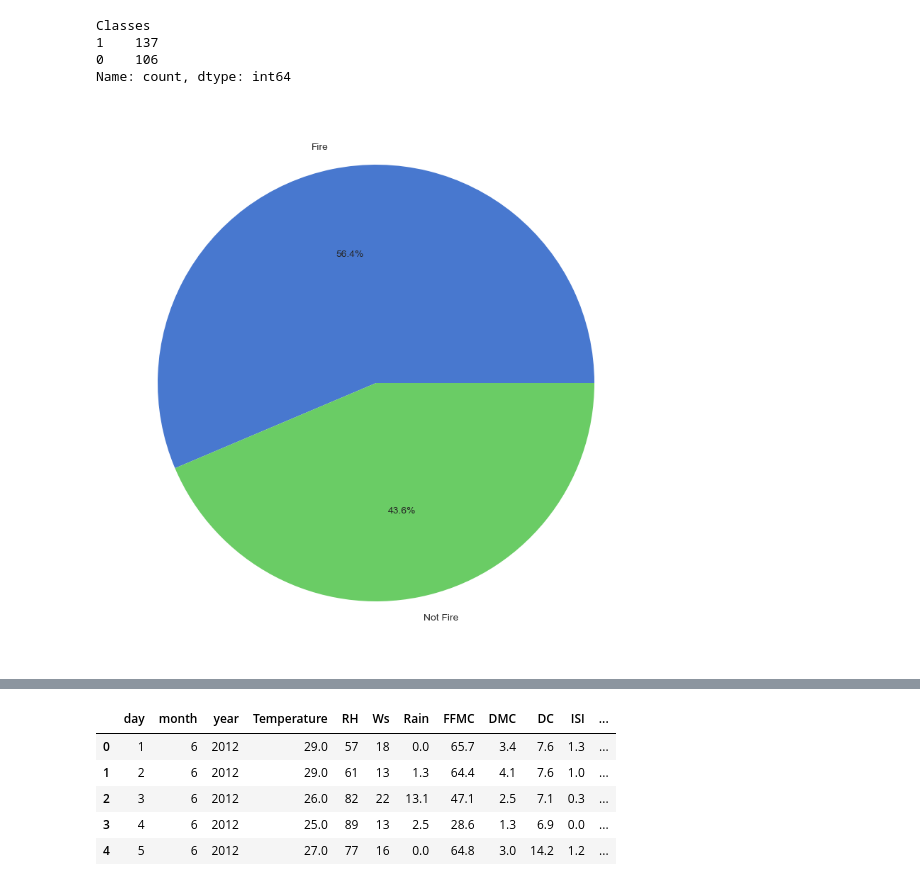
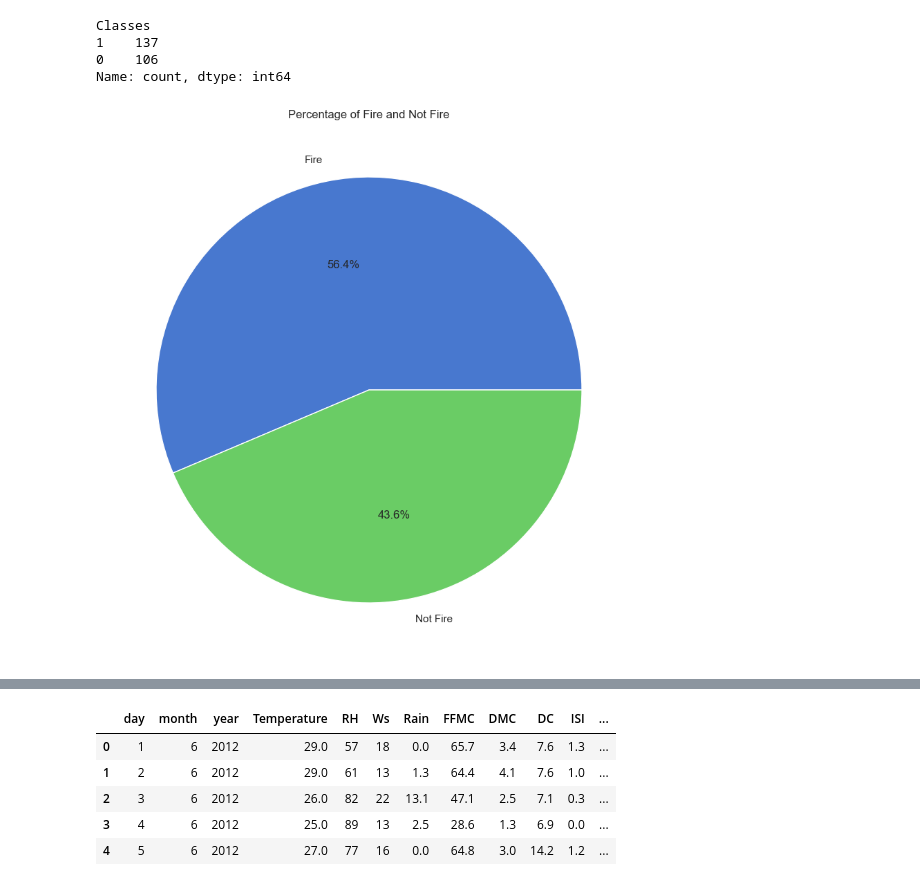
Before and after one commit to cyrolux123/Machine-Learning-Detailed, a Jupyter notebook: Regression/cleaning-dataset.ipynb, the cells around one changed output, grey strips where cells are left out. Saved outputs shown, nothing was run; the diff lists cells and outputs as text; code cells hidden in the pictures.

```diff
--- a/Regression/cleaning-dataset.ipynb
+++ b/Regression/cleaning-dataset.ipynb
@@ -363,11 +361,12 @@ percentage = df_copy['Classes'].value_counts(normalize = True) * 100
 # %%
 # Plotting the pie chart
 class_labels = ['Fire', 'Not Fire']
 plt.figure(figsize = (10, 10))
 plt.pie(percentage, labels = class_labels, autopct = '%1.1f%%')
+plt.title('Percentage of Fire and Not Fire')
 plt.show()
 # %% [output]
-[figure, old version]
+[figure, new version]
 # %%
 ## Correlation
 df_copy.corr()
```
Also changed, not shown: parts of 6 cells of this notebook.
